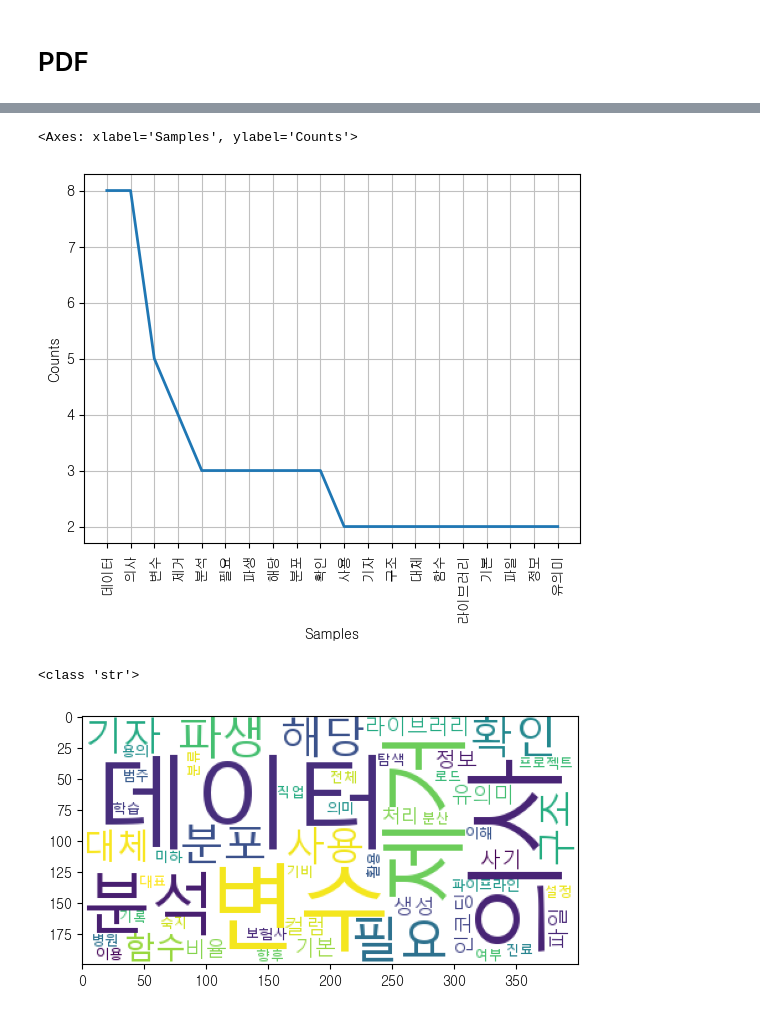
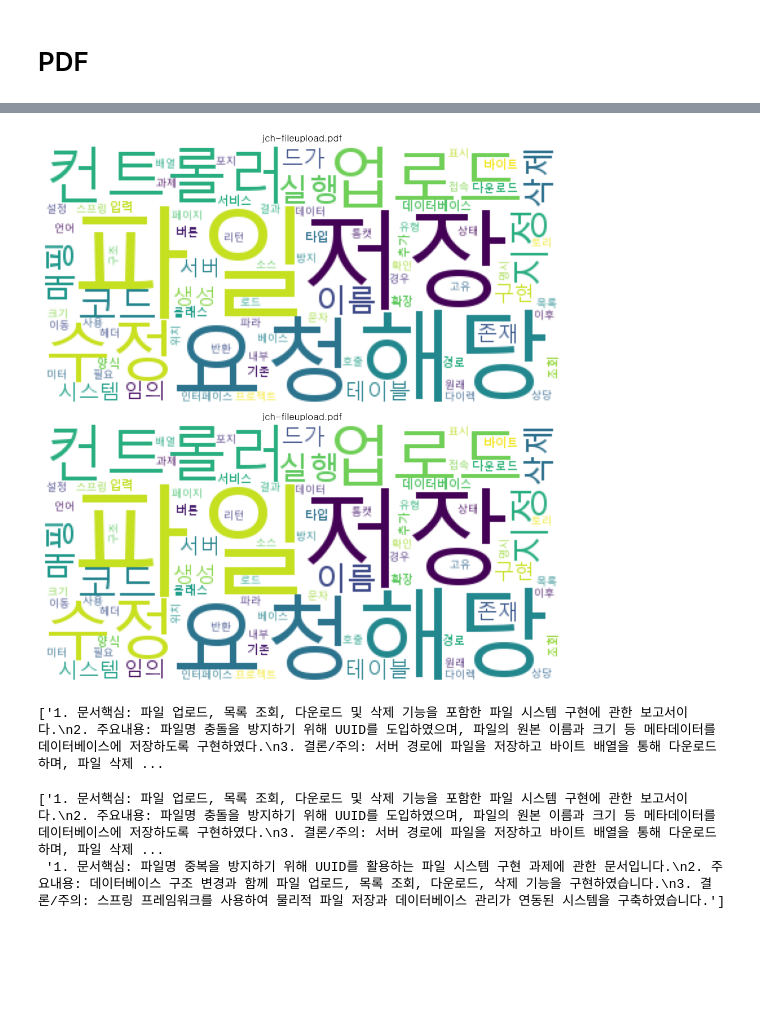
Before and after one commit to hehe7821/IMAPemailprj, a Jupyter notebook: pdf.ipynb, the cells around one changed output, grey strips where cells are left out. Cells and saved outputs as stored; diff of their text form; code cells hidden in the pictures; blank space fills up the shorter version.

```diff
--- a/pdf.ipynb
+++ b/pdf.ipynb
@@ -191,13 +225,3 @@ plt.show()
-# %%
-text.plot(20)
-# %% [output]
-<Axes: xlabel='Samples', ylabel='Counts'>
-[figure, removed]
-# %%
-for i in pdf_nouns_df['document']:
-    print(type(i))
-# %% [output]
-<class 'str'>
 # %%
 from wordcloud import WordCloud
 
@@ -205,9 +229,20 @@ wordc = WordCloud(background_color='white',relative_scaling=0.2,font_path=r'C:\W
 wordc_list = []
 for i in pdf_nouns_df['document']:
     wordc_list.append(wordc.generate(i))
-# %%
-import matplotlib.pyplot as plt
-plt.imshow(wordc_list[0])
-plt.show()
-# %% [output]
-[figure, removed]
+# %%
+import matplotlib.pyplot as plt
+
+fig, ax = plt.subplots(len(wordc_list), 1, figsize=(10, 5 * len(wordc_list)))
+
+if len(wordc_list) == 1:
+    ax = [ax]
+
+for i in range(len(wordc_list)):
+    ax[i].imshow(wordc_list[i])
+    ax[i].set_title(pdf_nouns_df['title'][i])
+    ax[i].axis('off')
+
+plt.tight_layout()
+plt.show()
+# %% [output]
+[figure, added]
@@ -213,0 +285,13 @@ plt.show()
+# %%
+response = []
+for i in range(len(pdf_nouns_df)):
+    response.append(summarize_pdf_text_3lines(pdf_nouns_df['title'][i], pdf_nouns_df['content'][i]))
+
+print(response)
+# %% [output]
+['1. 문서핵심: 파일 업로드, 목록 조회, 다운로드 및 삭제 기능을 포함한 파일 시스템 구현에 관한 보고서이다.\n2. 주요내용: 파일명 충돌을 방지하기 위해 UUID를 도입하였으며, 파일의 원본 이름과 크기 등 메타데이터를 데이터베이스에 저장하도록 구현하였다.\n3. 결론/주의: 서버 경로에 파일을 저장하고 바이트 배열을 통해 다운로드하며, 파일 삭제 ...
+# %%
+response
+# %% [output]
+['1. 문서핵심: 파일 업로드, 목록 조회, 다운로드 및 삭제 기능을 포함한 파일 시스템 구현에 관한 보고서이다.\n2. 주요내용: 파일명 충돌을 방지하기 위해 UUID를 도입하였으며, 파일의 원본 이름과 크기 등 메타데이터를 데이터베이스에 저장하도록 구현하였다.\n3. 결론/주의: 서버 경로에 파일을 저장하고 바이트 배열을 통해 다운로드하며, 파일 삭제 ...
+ '1. 문서핵심: 파일명 중복을 방지하기 위해 UUID를 활용하는 파일 시스템 구현 과제에 관한 문서입니다.\n2. 주요내용: 데이터베이스 구조 변경과 함께 파일 업로드, 목록 조회, 다운로드, 삭제 기능을 구현하였습니다.\n3. 결론/주의: 스프링 프레임워크를 사용하여 물리적 파일 저장과 데이터베이스 관리가 연동된 시스템을 구축하였습니다.']
```
Also changed, not shown: parts of 7 cells of this notebook.
